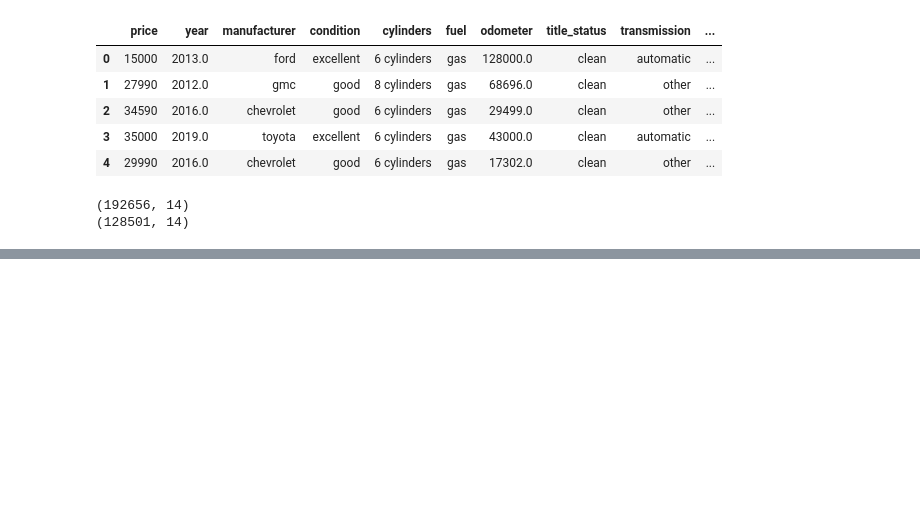
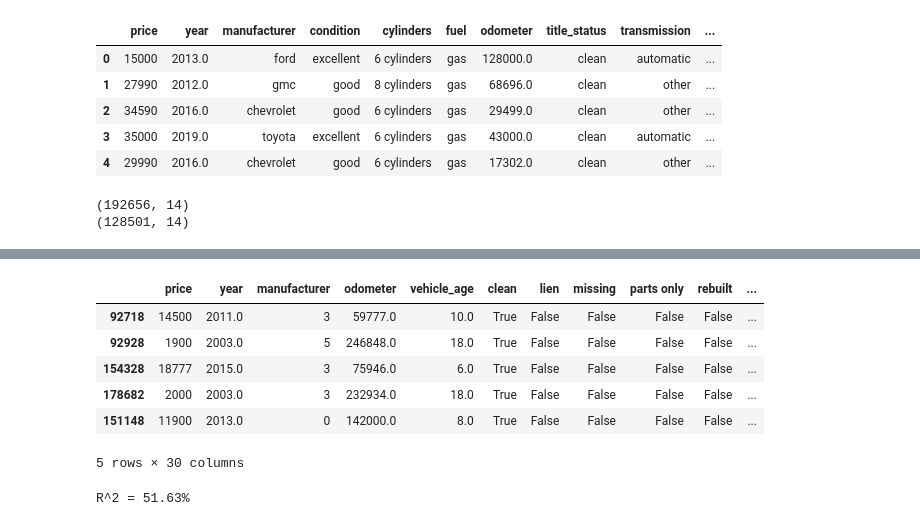
Before and after one commit to wetherc/data-3000, a Jupyter notebook: labs/03_linear-models.ipynb, the cells around one changed output, grey strips where cells are left out. Cells and saved outputs as stored; diff of their text form; code cells hidden in the pictures; blank space fills up the shorter version.

```diff
--- a/labs/03_linear-models.ipynb
+++ b/labs/03_linear-models.ipynb
@@ -326,0 +359,13 @@ OneHotEncoder(handle_unknown='ignore')
+# %%
+from sklearn.model_selection import train_test_split
+
+train_df, test_df = train_test_split(encoded_data, test_size=0.2)
+train_df.head()
+# %% [output]
+|  | price | year | manufacturer | odometer | vehicle_age | clean | lien | missing | parts only | rebuilt | ... |
+| 92718 | 14500 | 2011.0 | 3 | 59777.0 | 10.0 | True | False | False | False | False | ... |
+| 92928 | 1900 | 2003.0 | 5 | 246848.0 | 18.0 | True | False | False | False | False | ... |
+| 154328 | 18777 | 2015.0 | 3 | 75946.0 | 6.0 | True | False | False | False | False | ... |
+| 178682 | 2000 | 2003.0 | 3 | 232934.0 | 18.0 | True | False | False | False | False | ... |
+| 151148 | 11900 | 2013.0 | 0 | 142000.0 | 8.0 | True | False | False | False | False | ... |
+5 rows × 30 columns
@@ -326,0 +379,9 @@ OneHotEncoder(handle_unknown='ignore')
+# %%
+r_squared = lin_mod.score(
+    test_df.loc[:, test_df.columns!='price'],
+    test_df['price']
+)
+
+print('R^2 = {:2.2%}'.format(r_squared))
+# %% [output]
+R^2 = 51.63%
```
Also changed, not shown: parts of 20 cells of this notebook.
